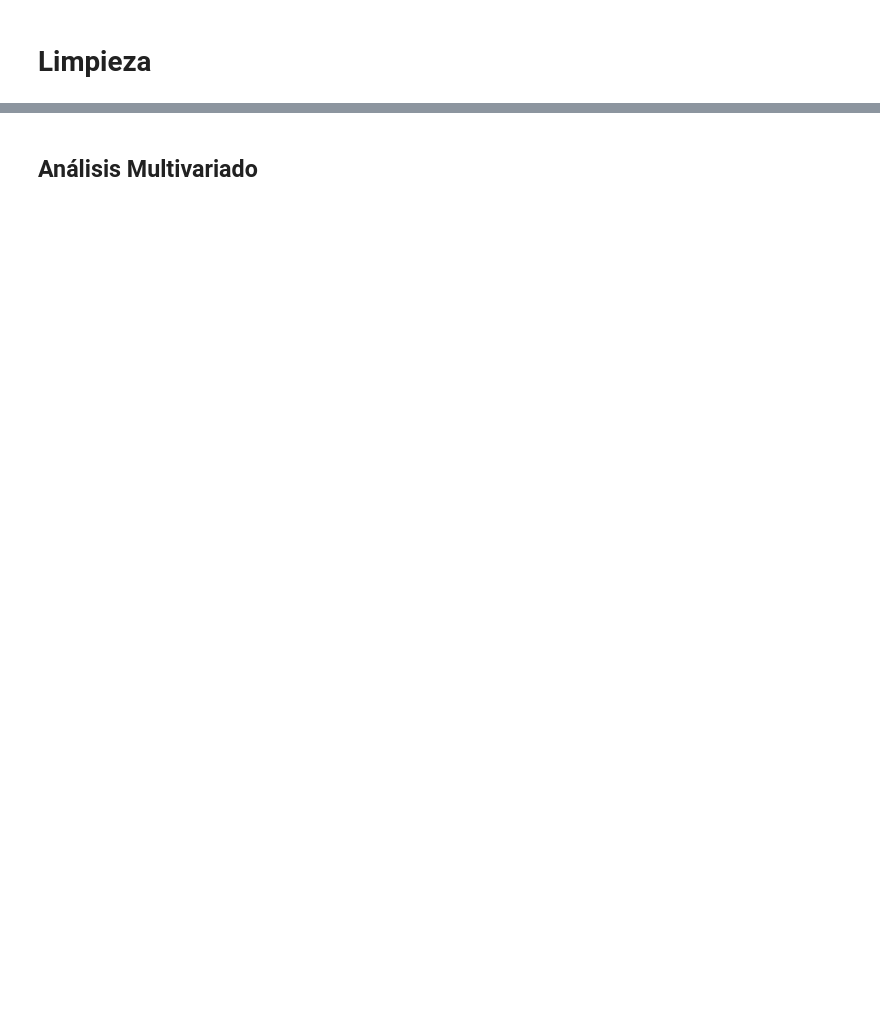
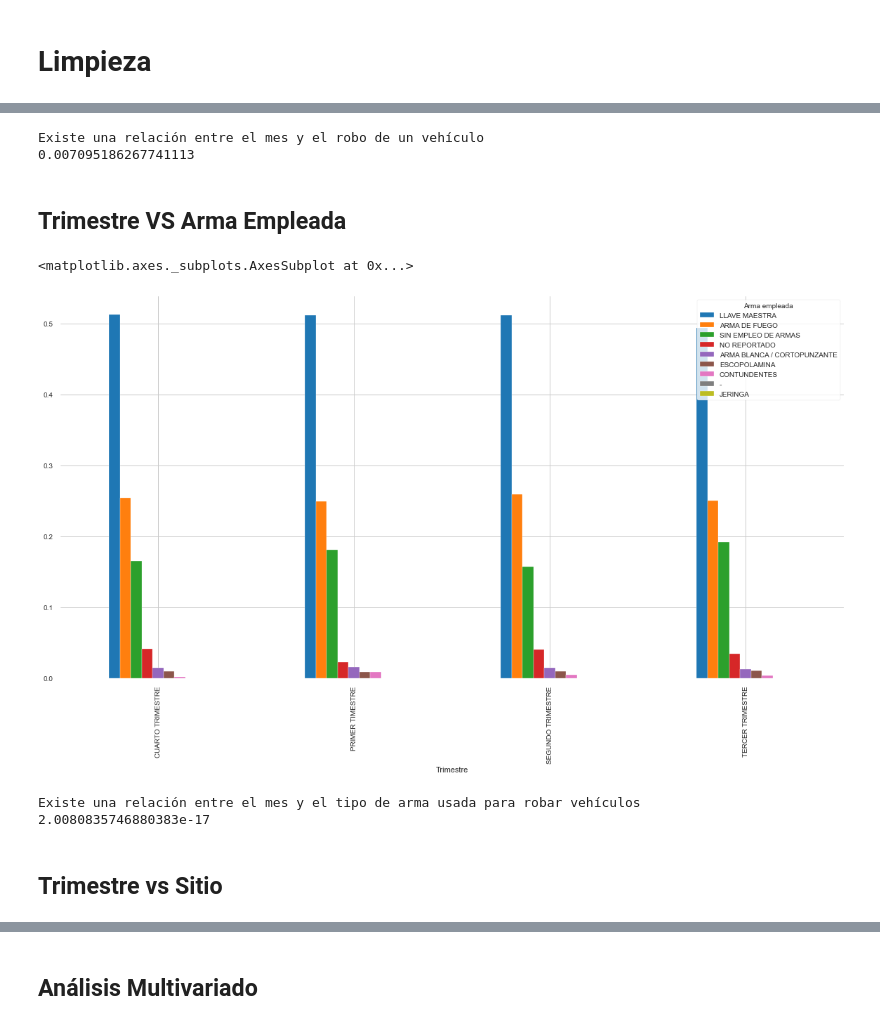
Before and after one commit to omalagon/cda-hurtos-colombia, a Jupyter notebook: Hurtos.ipynb, the cells around one changed output, grey strips where cells are left out. Cells and saved outputs as stored; diff of their text form; code cells hidden in the pictures; blank space fills up the shorter version.

```diff
--- a/Hurtos.ipynb
+++ b/Hurtos.ipynb
@@ -301,0 +191,36 @@ df_hurtos_mes_hora = df_hurtos_mes_marca_c.sort_values("All", ascending=False).h
+# %%
+chi2, p, dof, ex = chi2_contingency(df_hurtos_mes_detartamento_c)
+
+if (p < 0.05):
+    print('Existe una relación entre el mes y el robo de un vehículo')
+    print(p)
+else:
+    print('No existe una relación entre el mes y el robo de un vehículo')
+# %% [output]
+Existe una relación entre el mes y el robo de un vehículo
+0.007095186267741113
+# %% [markdown]
+## Trimestre VS Arma Empleada
+# %%
+df_hurtos_mes_arma_c = pd.crosstab(index=df_hurtos["Trimestre"],columns=df_hurtos['Arma empleada'],margins=True)
+df_hurtos_mes_arma_c_ = df_hurtos_mes_arma_c.T.sort_values("All", ascending=False).T.iloc[:,:10]
+df_hurtos_mes_arma_c_ = df_hurtos_mes_arma_c_.div(df_hurtos_mes_arma_c_.All, axis=0)
+df_hurtos_mes_arma_c_ = df_hurtos_mes_arma_c_.drop(['All'], axis=1).drop(['All'], axis=0)
+# %%
+df_hurtos_mes_arma_c_.plot(kind='bar',figsize=(20,10),legend=True)
+# %% [output]
+<matplotlib.axes._subplots.AxesSubplot at 0x...>
+[figure, added]
+# %%
+chi2, p, dof, ex =chi2_contingency(df_hurtos_mes_arma_c)
+
+if (p < 0.05):
+    print('Existe una relación entre el mes y el tipo de arma usada para robar vehículos')
+    print(p)
+else:
+    print('No existe una relación entre el mes y el tipo de arma usada para robar vehículos')
+# %% [output]
+Existe una relación entre el mes y el tipo de arma usada para robar vehículos
+2.0080835746880383e-17
+# %% [markdown]
+## Trimestre vs Sitio
```
Also changed, not shown: parts of 68 cells of this notebook, 1 other file.
